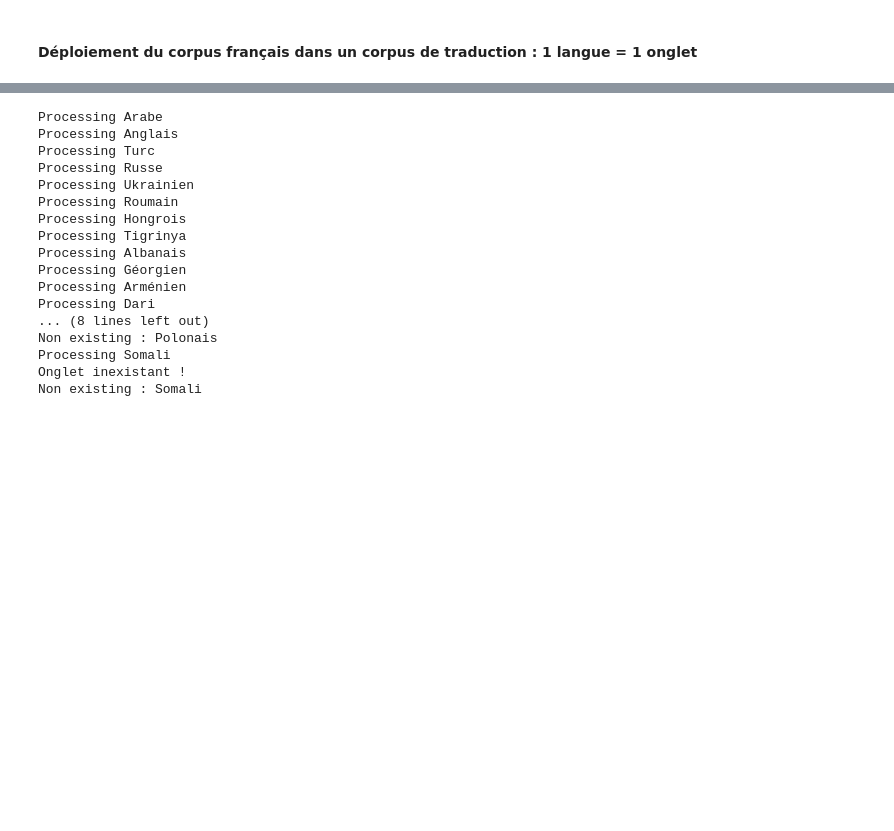
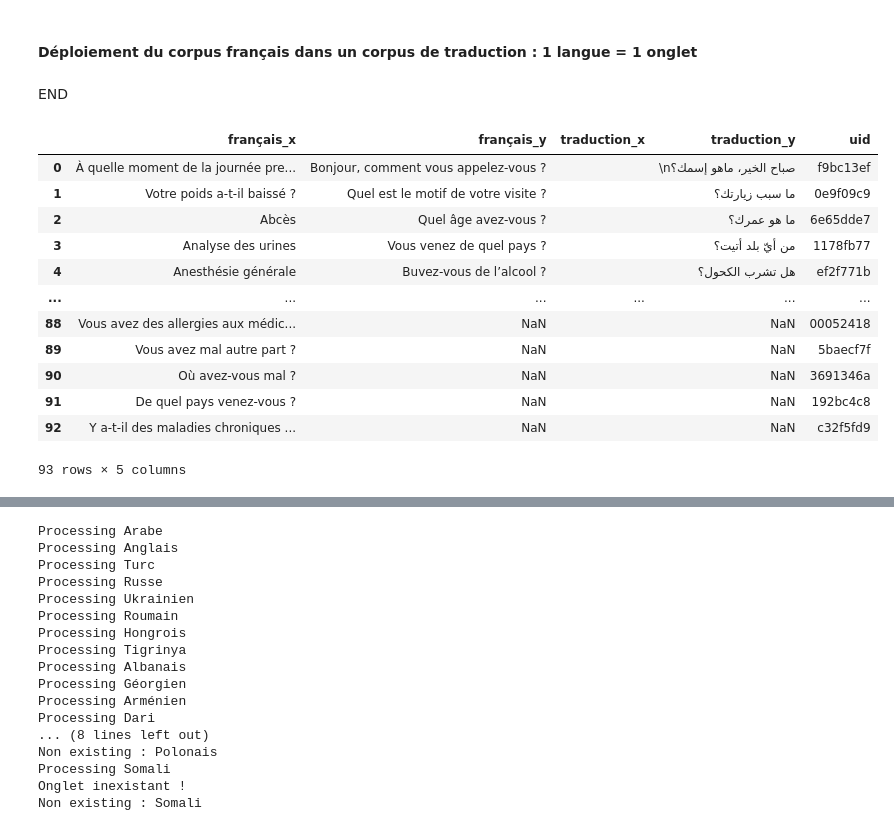
Before and after one commit to gretiere545/corpus, a Jupyter notebook: corpus_maker_init.ipynb, the cells around one changed output, grey strips where cells are left out. Saved outputs shown, nothing was run; the diff lists cells and outputs as text; code cells hidden in the pictures; blank space fills up the shorter version.

```diff
--- a/corpus_maker_init.ipynb
+++ b/corpus_maker_init.ipynb
@@ -173,3 +155,6 @@ df_corpus
+# %%
+# si le uid est vide, on le crée
+df_corpus['uid'] = df_corpus[['uid','état']].apply(lambda x: x[0] if x[0]!="" else make_unique_id(), axis=1)
 # %%
 # SI L'état de l'expression est VALIDE on ajoute le hash qui sert de clé
 df_corpus['uid'] = df_corpus[['uid','état']].apply(lambda x: x[0] if (x[0]!="" and x[1]=="validé") else make_unique_id() if (x[0]=="" and x[1]=="validé") else "", axis=1)
@@ -202,0 +186,31 @@ df_corpus = df_corpus.loc[df_corpus['uid']!=""]
+# %%
+# on charge le contenu des onglets existants
+uri = corpus_trad_med_neu_uri
+#ouverture de l'onglet Corpus dans un DF
+wbt = gc.open_by_url(uri)
+vk_trad = []
+#pour chaque corpus, on créé un onglet si besoin
+for index, item in enumerate(vk_lang_dict):
+  nom_onglet = item['language']
+  print ("Processing " + nom_onglet)
+  t_temp = wbt.worksheet(nom_onglet)
+  data_t_temp = t_temp.get_all_values()
+  df_temp = pd.DataFrame(data_t_temp[1:], columns=data_t_temp[0])
+  new_df=df_corpus.merge(df_temp, on='uid', how='left')
+  new_df.drop(['français_y', 'traduction_x'], axis=1, inplace=True)
+  new_df.rename(columns={'français_x': 'français', 'traduction_y': 'traduction'}, inplace=True)
+  new_df.sort_values(by=['français'])
+  new_df['traduction'] = new_df['traduction'].apply(lambda x:x.strip() if x is not np.nan else "")
+  new_df['traduction'] = new_df['traduction'].apply(lambda x:narrow_no_break_space(x))
+  vk_trad.append(new_df)
+  # si l'onglet existe déjà, on le supprime ?
+  try:
+    ws = wbt.worksheet(nom_onglet)
+    wbt.del_worksheet(ws)
+  except:
+    print ("Onglet inexistant !")
+    print ("Non existing : " + nom_onglet)
+  wbt.add_worksheet(nom_onglet, 1, 1)
+  export_sheet = wbt.worksheet(nom_onglet)
+  set_with_dataframe(export_sheet, new_df)
+  format_feuille(wbt, nom_onglet)
@@ -203,2 +238,25 @@ df_corpus = df_corpus.loc[df_corpus['uid']!=""]
 # %% [markdown]
 #### Déploiement du corpus français dans un corpus de traduction : 1 langue = 1 onglet
+# %% [markdown]
+END
+# %%
+pd.merge(left=df_corpus, right=vk_trad[0],
+                      how='outer',
+                      left_index=True,
+                      right_index=True,
+                      on=('uid')
+                     ).sort_index(axis=1)
+# %% [output]
+|  | français_x | français_y | traduction_x | traduction_y | uid |
+| 0 | À quelle moment de la journée pre... | Bonjour, comment vous appelez-vous ? |  | \nصباح الخير، ماهو إسمك؟ | f9bc13ef |
+| 1 | Votre poids a-t-il baissé ? | Quel est le motif de votre visite ? |  | ما سبب زيارتك؟ | 0e9f09c9 |
+| 2 | Abcès | Quel âge avez-vous ? |  | ما هو عمرك؟ | 6e65dde7 |
+| 3 | Analyse des urines | Vous venez de quel pays ? |  | من أيّ بلد أتيت؟ | 1178fb77 |
+| 4 | Anesthésie générale | Buvez-vous de l’alcool ? |  | هل تشرب الكحول؟ | ef2f771b |
+| ... | ... | ... | ... | ... | ... |
+| 88 | Vous avez des allergies aux médic... | NaN |  | NaN | 00052418 |
+| 89 | Vous avez mal autre part ? | NaN |  | NaN | 5baecf7f |
+| 90 | Où avez-vous mal ? | NaN |  | NaN | 3691346a |
+| 91 | De quel pays venez-vous ? | NaN |  | NaN | 192bc4c8 |
+| 92 | Y a-t-il des maladies chroniques ... | NaN |  | NaN | c32f5fd9 |
+93 rows × 5 columns
```
Also changed, not shown: parts of 16 cells of this notebook.
